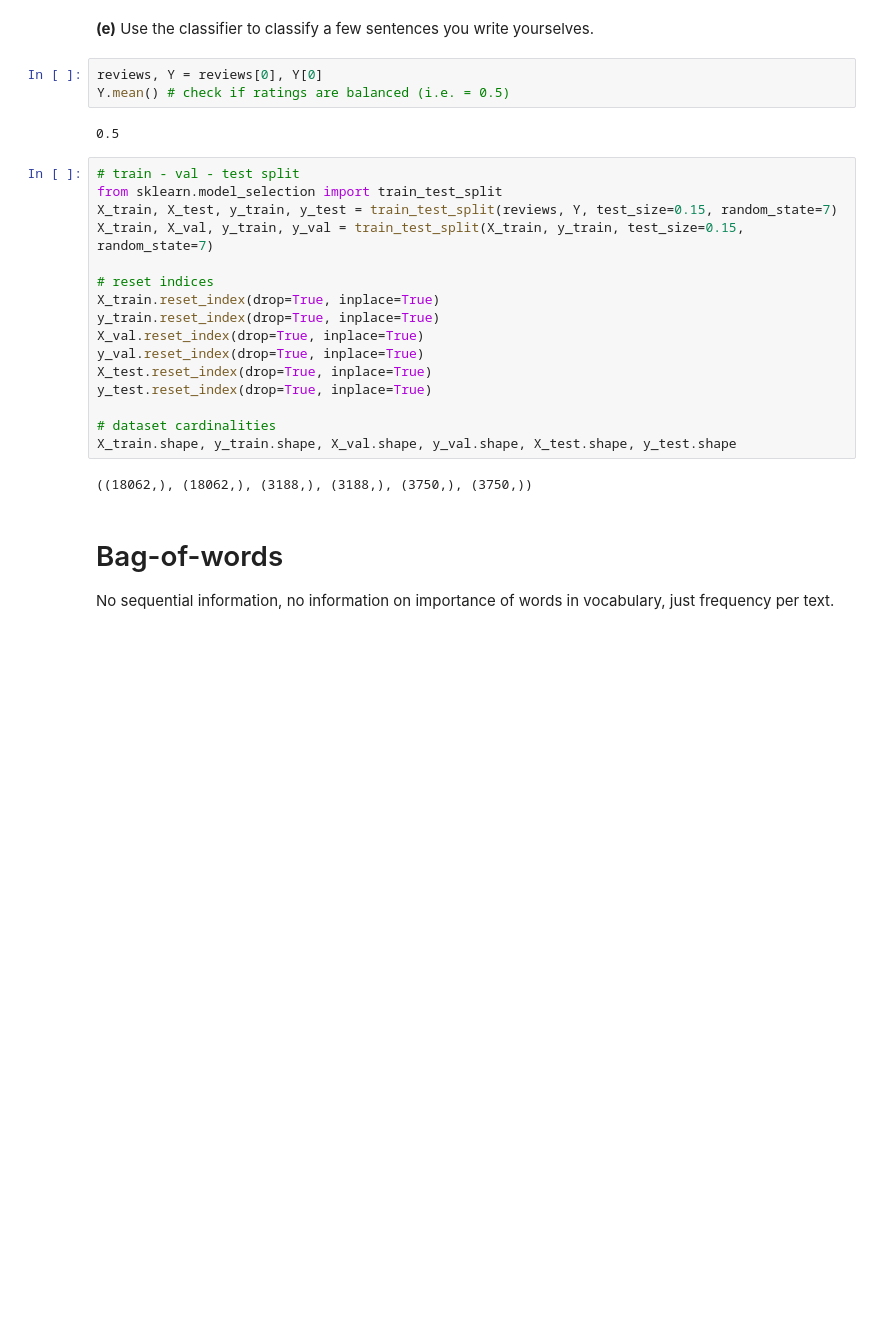
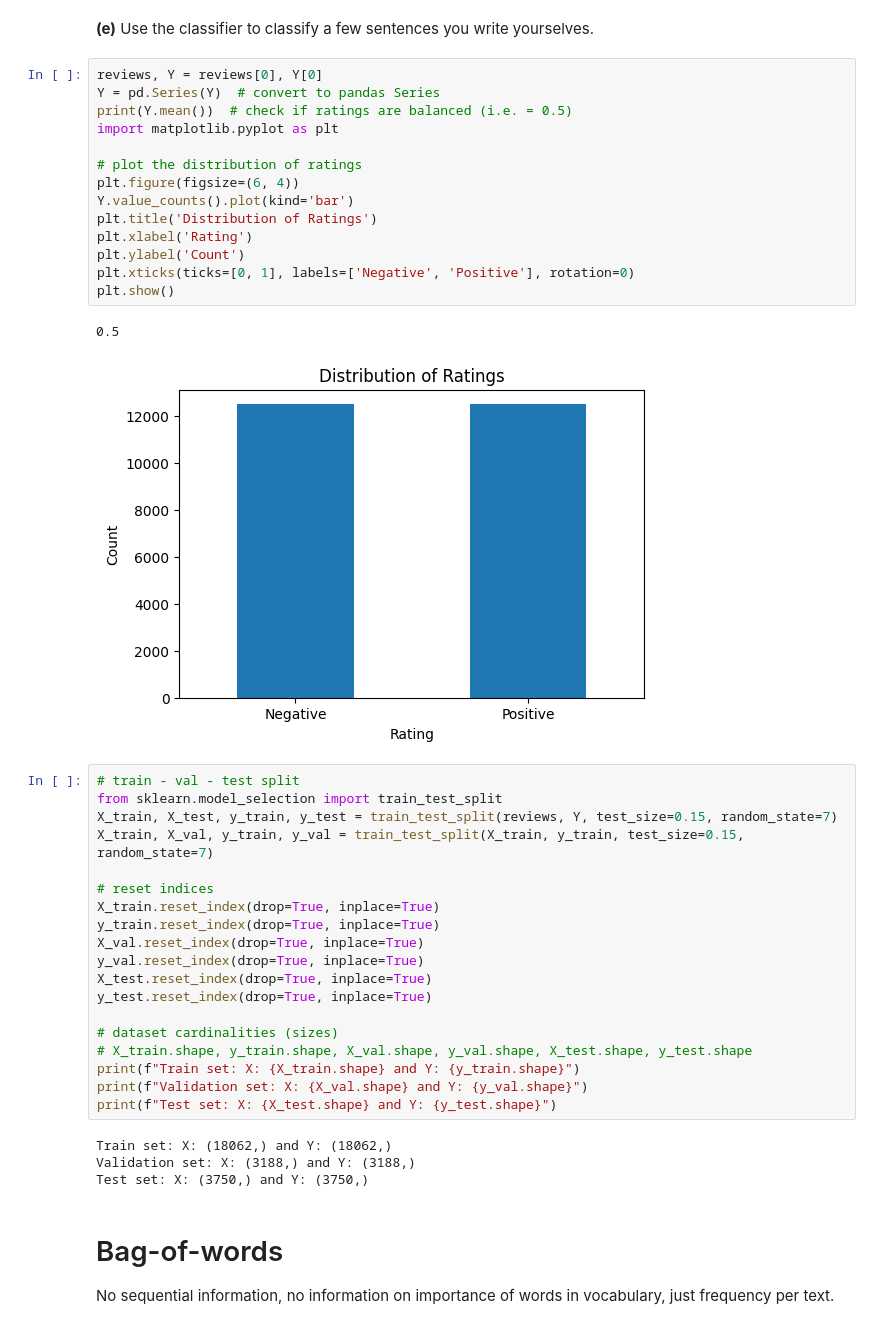
Before and after one commit to radoslavKiryazov/MAL, a Jupyter notebook: Assignment 6/sentiment analysis examples.ipynb, the cells around one changed output. Drawn from its saved outputs; the diff is of its cells as text; blank space fills up the shorter version.

```diff
--- a/Assignment 6/sentiment analysis examples.ipynb
+++ b/Assignment 6/sentiment analysis examples.ipynb
@@ -32,9 +33,21 @@ print(reviews.head())
 **(e)** Use the classifier to classify a few sentences you write yourselves.
 # %%
 reviews, Y = reviews[0], Y[0]
-Y.mean() # check if ratings are balanced (i.e. = 0.5)
+Y = pd.Series(Y)  # convert to pandas Series
+print(Y.mean())  # check if ratings are balanced (i.e. = 0.5)
+import matplotlib.pyplot as plt
+
+# plot the distribution of ratings
+plt.figure(figsize=(6, 4))
+Y.value_counts().plot(kind='bar')
+plt.title('Distribution of Ratings')
+plt.xlabel('Rating')
+plt.ylabel('Count')
+plt.xticks(ticks=[0, 1], labels=['Negative', 'Positive'], rotation=0)
+plt.show()
 # %% [output]
 0.5
+[figure, added]
 # %%
 # train - val - test split
 from sklearn.model_selection import train_test_split
@@ -49,10 +62,15 @@ y_val.reset_index(drop=True, inplace=True)
 X_test.reset_index(drop=True, inplace=True)
 y_test.reset_index(drop=True, inplace=True)
 
-# dataset cardinalities
-X_train.shape, y_train.shape, X_val.shape, y_val.shape, X_test.shape, y_test.shape
+# dataset cardinalities (sizes)
+# X_train.shape, y_train.shape, X_val.shape, y_val.shape, X_test.shape, y_test.shape
+print(f"Train set: X: {X_train.shape} and Y: {y_train.shape}")
+print(f"Validation set: X: {X_val.shape} and Y: {y_val.shape}")
+print(f"Test set: X: {X_test.shape} and Y: {y_test.shape}")
 # %% [output]
-((18062,), (18062,), (3188,), (3188,), (3750,), (3750,))
+Train set: X: (18062,) and Y: (18062,)
+Validation set: X: (3188,) and Y: (3188,)
+Test set: X: (3750,) and Y: (3750,)
 # %% [markdown]
 # Bag-of-words
 
```
Also changed, not shown: parts of 5 cells of this notebook.
